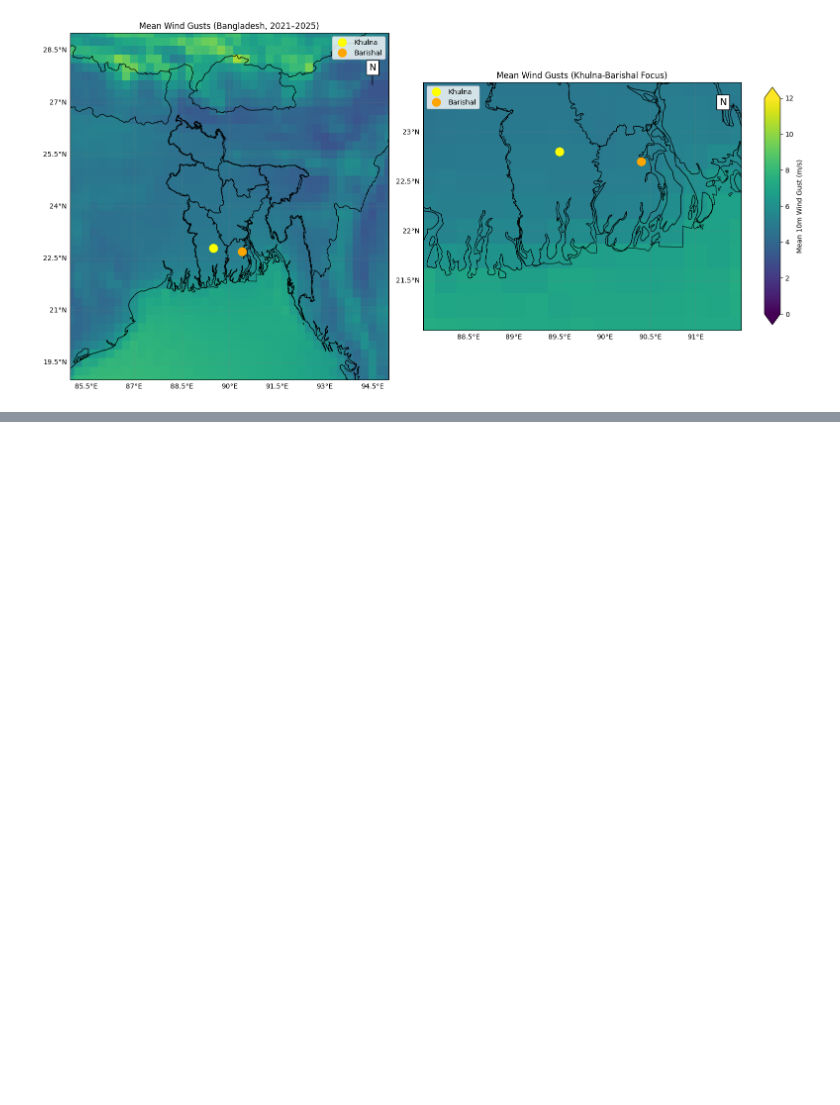
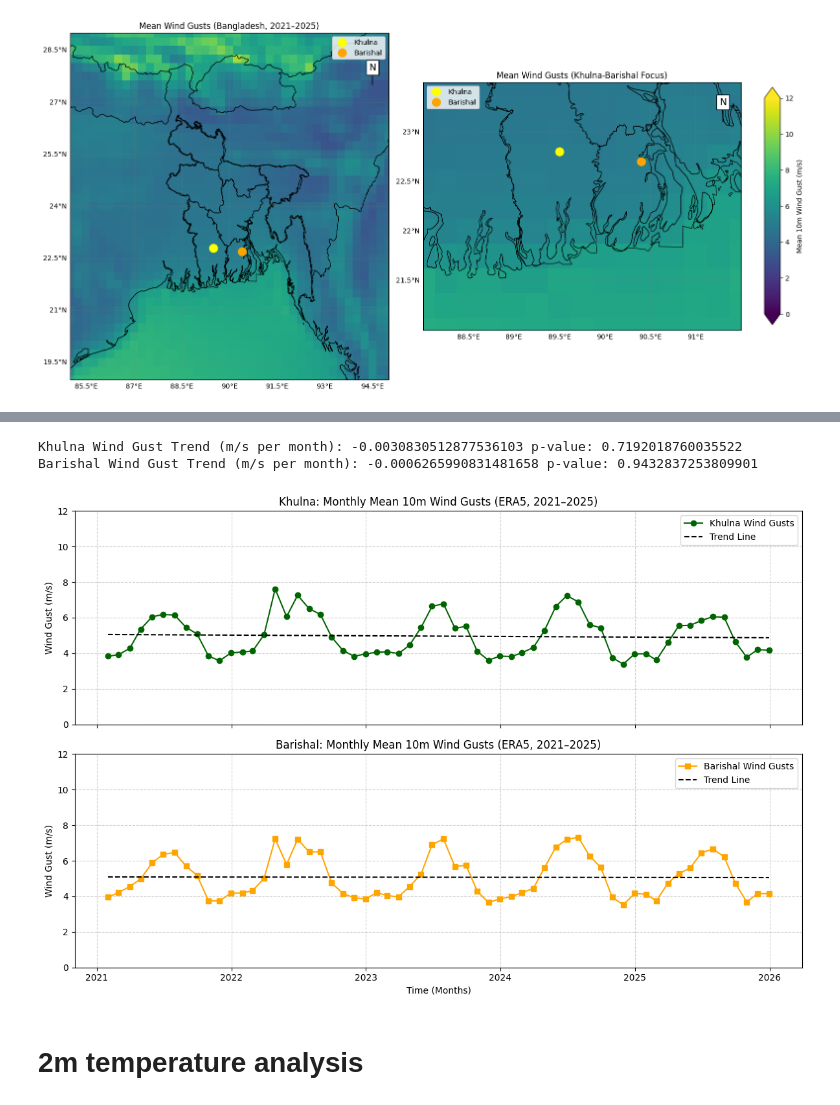
Before and after one commit to alizasultanaesd-png/skill-morph-work, a Jupyter notebook: Khulna_Barishal_Rainfall_Analysis_2025.ipynb, the cells around one changed output, grey strips where cells are left out. Drawn from its saved outputs; the diff is of its cells as text; code cells hidden in the pictures; blank space fills up the shorter version.

```diff
--- a/Khulna_Barishal_Rainfall_Analysis_2025.ipynb
+++ b/Khulna_Barishal_Rainfall_Analysis_2025.ipynb
@@ -1395,0 +1588,73 @@ Wind Gust Range: 0 to 12 m/s
+# %%
+
+# =========================
+# Load ERA5 dataset (example)
+# =========================
+# ds = xr.open_dataset("era5_windgusts.nc")
+
+# Wind gust variable
+i10fg = ds['i10fg']   # 10m wind gust
+# Monthly mean time series
+i10fg_monthly = i10fg.resample(valid_time="1M").mean()
+
+# =========================
+# Regional extraction (Khulna & Barishal)
+# =========================
+khulna_lat, khulna_lon = 22.8, 89.5
+barishal_lat, barishal_lon = 22.7, 90.4
+
+def extract_series(var, lat, lon):
+    return var.sel(latitude=lat, longitude=lon, method="nearest").to_pandas()
+
+khulna_wind = extract_series(i10fg_monthly, khulna_lat, khulna_lon)
+barishal_wind = extract_series(i10fg_monthly, barishal_lat, barishal_lon)
+
+# =========================
+# Trend line calculation
+# =========================
+x = np.arange(len(khulna_wind))
+slope_k, intercept_k, _, p_k, _ = linregress(x, khulna_wind.values)
+trend_k = intercept_k + slope_k * x
+
+slope_b, intercept_b, _, p_b, _ = linregress(x, barishal_wind.values)
+trend_b = intercept_b + slope_b * x
+
+print("Khulna Wind Gust Trend (m/s per month):", slope_k, "p-value:", p_k)
+print("Barishal Wind Gust Trend (m/s per month):", slope_b, "p-value:", p_b)
+
+# =========================
+# Plot with trend lines
+# =========================
+fig, (ax1, ax2) = plt.subplots(2, 1, figsize=(12,8), sharex=True)
+
+# --- Khulna ---
+ax1.plot(khulna_wind.index, khulna_wind.values,
+         color="darkgreen", marker="o", label="Khulna Wind Gusts")
+ax1.plot(khulna_wind.index, trend_k,
+         color="black", linestyle="--", label="Trend Line")
+ax1.set_title("Khulna: Monthly Mean 10m Wind Gusts (ERA5, 2021–2025)")
+ax1.set_ylabel("Wind Gust (m/s)")
+ax1.legend()
+ax1.grid(True, linestyle="--", alpha=0.6)
+ax1.set_ylim(0, 12)
+
+# --- Barishal ---
+ax2.plot(barishal_wind.index, barishal_wind.values,
+         color="orange", marker="s", label="Barishal Wind Gusts")
+ax2.plot(barishal_wind.index, trend_b,
+         color="black", linestyle="--", label="Trend Line")
+ax2.set_title("Barishal: Monthly Mean 10m Wind Gusts (ERA5, 2021–2025)")
+ax2.set_xlabel("Time (Months)")
+ax2.set_ylabel("Wind Gust (m/s)")
+ax2.legend()
+ax2.grid(True, linestyle="--", alpha=0.6)
+ax2.set_ylim(0, 12)
+
+plt.tight_layout()
+plt.show()
+# %% [output]
+Khulna Wind Gust Trend (m/s per month): -0.0030830512877536103 p-value: 0.7192018760035522
+Barishal Wind Gust Trend (m/s per month): -0.0006265990831481658 p-value: 0.9432837253809901
+[figure, added]
+# %% [markdown]
+# 2m temperature analysis
```
Also changed, not shown: parts of 11 cells of this notebook.
